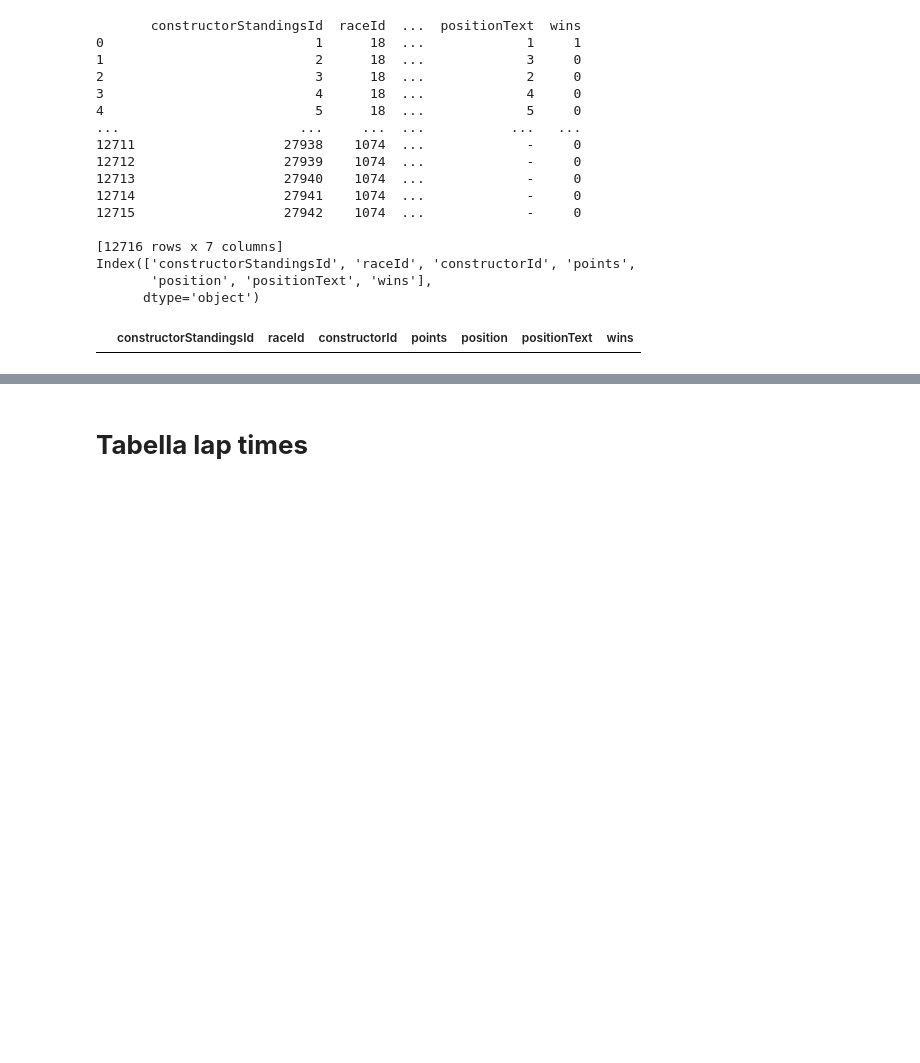
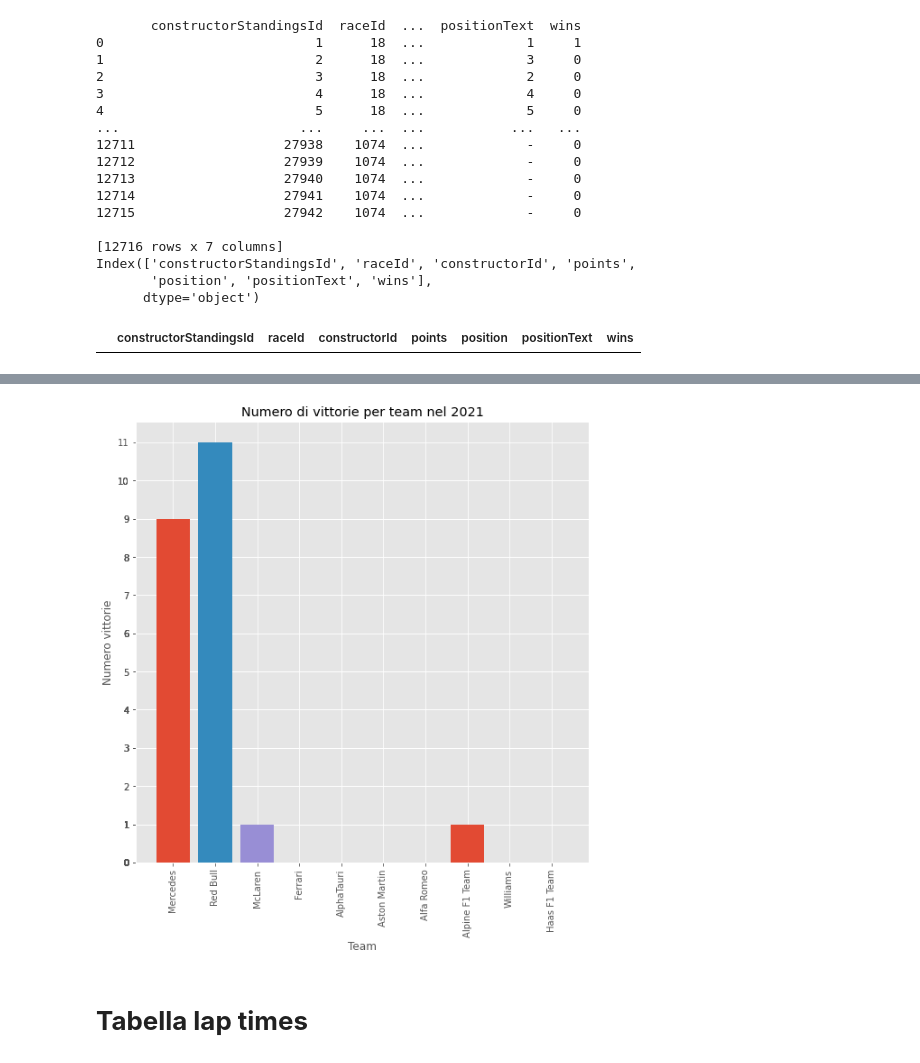
Before and after one commit to giorgio-angelo-esposito/F1WP, a Jupyter notebook: F1WP.ipynb, the cells around one changed output, grey strips where cells are left out. Cells and saved outputs as stored; diff of their text form; code cells hidden in the pictures; blank space fills up the shorter version.

```diff
--- a/F1WP.ipynb
+++ b/F1WP.ipynb
@@ -487,3 +510,27 @@ Index(['constructorStandingsId', 'raceId', 'constructorId', 'points',
+# %%
+#settiamo le dimensioni del grafico
+plt.figure(figsize=(9,9))
+#plottiamo i dati
+for team in constructor_points_2021['constructorId'].unique():
+  i = constructor_points_2021.loc[constructor_points_2021['constructorId'] == team]
+  plt.bar(i['team_name'],i['wins'])
+
+#settiamo la label dell'asse delle x
+plt.xlabel('Team')
+#settiamo la label dell'asse delle y
+plt.ylabel('Numero vittorie')
+#settiamo lo spazio sull'asse delle y
+plt.yticks(constructor_points_2021['wins'][::1])
+#rotiamo di 90° i nomi dei team presenti nel grafico
+plt.xticks(rotation = 90)
+#settiamo il titolo del grafico
+plt.title('Numero di vittorie per team nel 2021')
+#salviamo il grafico
+plt.savefig('Vittorie_per_team_2021.png',dpi= 300)
+#mostriamo il grafico
+plt.show()
+# %% [output]
+[figure, added]
 # %% [markdown]
 # **Tabella lap times**
 # %% [markdown]
```
Also changed, not shown: parts of 8 cells of this notebook.
